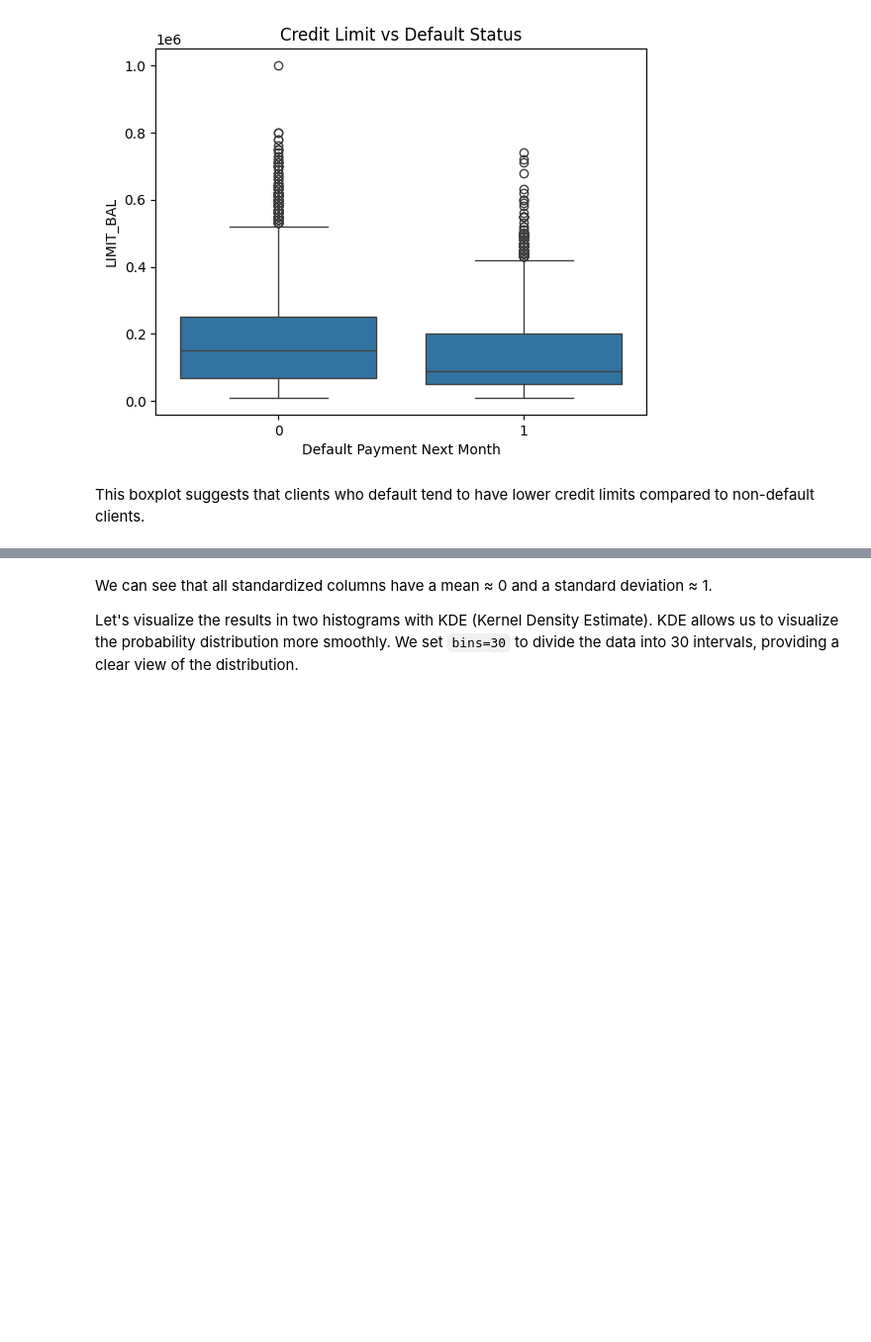
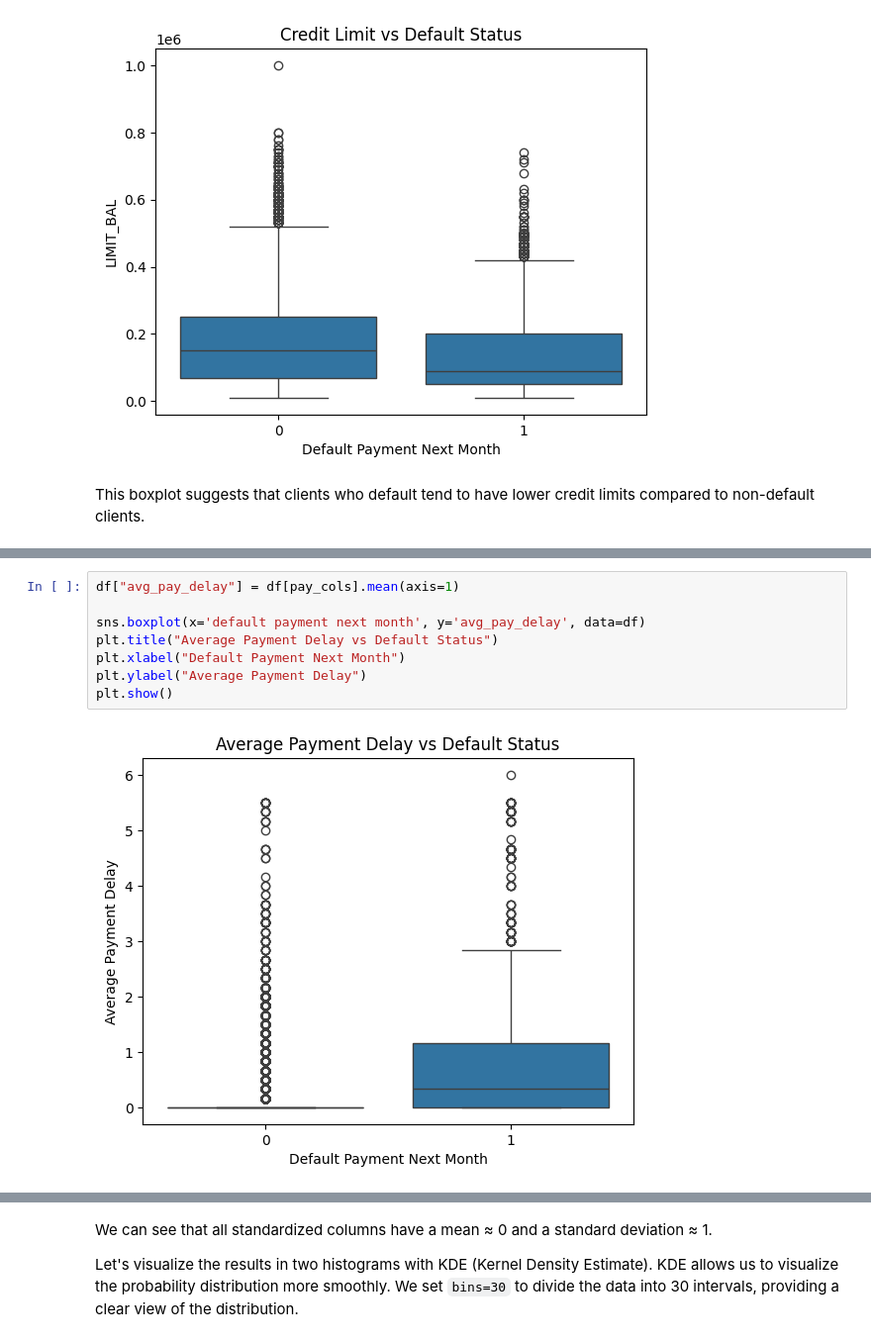
Before and after one commit to kelliekaw/credit-risk-prediction, a Jupyter notebook: credit_risk_prediction.ipynb, the cells around one changed output, grey strips where cells are left out. Shown at 99% size. Cells and saved outputs as stored; diff of their text form; blank space fills up the shorter version.

```diff
--- a/credit_risk_prediction.ipynb
+++ b/credit_risk_prediction.ipynb
@@ -242,0 +250,10 @@ df[pay_cols].head()
+# %%
+df["avg_pay_delay"] = df[pay_cols].mean(axis=1)
+
+sns.boxplot(x='default payment next month', y='avg_pay_delay', data=df)
+plt.title("Average Payment Delay vs Default Status")
+plt.xlabel("Default Payment Next Month")
+plt.ylabel("Average Payment Delay")
+plt.show()
+# %% [output]
+[figure, added]
```
Also changed, not shown: parts of 52 cells of this notebook.
